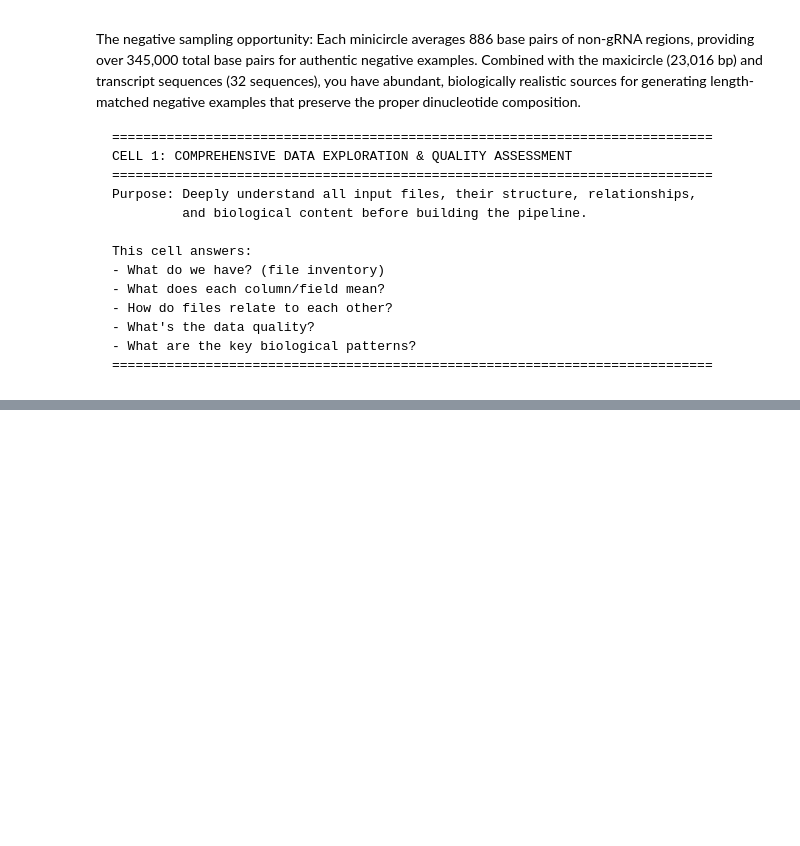
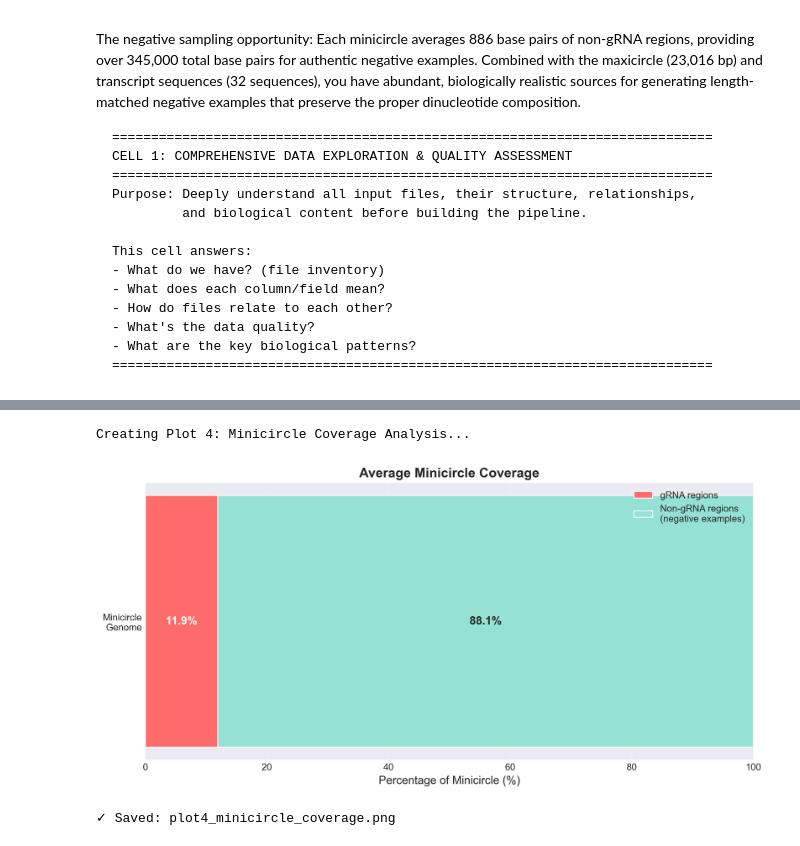
Before and after one commit to aparfenen/grna-inspector, a Jupyter notebook: notebooks/4_data_prep_pipeline.ipynb, the cells around one changed output, grey strips where cells are left out. Saved outputs shown, nothing was run; the diff lists cells and outputs as text; code cells hidden in the pictures; blank space fills up the shorter version.

```diff
--- a/notebooks/4_data_prep_pipeline.ipynb
+++ b/notebooks/4_data_prep_pipeline.ipynb
@@ -259,0 +360,58 @@ SECTION 2: GTF ANNOTATION ANALYSIS
+# %%
+# ============================================================================
+# PLOT 4: MINICIRCLE COVERAGE
+# ============================================================================
+
+print("Creating Plot 4: Minicircle Coverage Analysis...")
+
+fig4, ax4 = plt.subplots(figsize=(10, 5))
+
+# Calculate coverage per minicircle
+mc_lookup = {seq.id: len(seq) for seq in minicircle_seqs}
+coverage_data = []
+
+annotated_minicircles = set(gtf_df['minicircle'].unique())
+for mc_id in annotated_minicircles:
+    if mc_id in mc_lookup:
+        mc_length = mc_lookup[mc_id]
+        mc_grnas = gtf_df[gtf_df['minicircle'] == mc_id]
+        total_grna_length = mc_grnas['length'].sum()
+        coverage_pct = 100 * total_grna_length / mc_length
+
+        coverage_data.append({
+            'minicircle': mc_id,
+            'gRNA_pct': coverage_pct,
+            'nonGRNA_pct': 100 - coverage_pct
+        })
+
+coverage_df = pd.DataFrame(coverage_data)
+
+# Create stacked bar showing average coverage
+mean_grna = coverage_df['gRNA_pct'].mean()
+mean_nongRNA = coverage_df['nonGRNA_pct'].mean()
+
+bars1 = ax4.barh(['Minicircle\nGenome'], [mean_grna], color='#ff6b6b',
+                label='gRNA regions', height=0.5)
+bars2 = ax4.barh(['Minicircle\nGenome'], [mean_nongRNA], left=[mean_grna],
+                 color='#95e1d3', label='Non-gRNA regions\n(negative examples)', height=0.5)
+
+ax4.set_xlabel('Percentage of Minicircle (%)', fontsize=12)
+ax4.set_title('Average Minicircle Coverage', fontsize=14, fontweight='bold')
+ax4.set_xlim(0, 100)
+ax4.legend(loc='upper right', fontsize=10)
+ax4.grid(True, alpha=0.3, axis='x')
+
+# Add percentage labels
+ax4.text(mean_grna/2, 0, f'{mean_grna:.1f}%',
+         ha='center', va='center', fontsize=12, fontweight='bold', color='white')
+ax4.text(mean_grna + mean_nongRNA/2, 0, f'{mean_nongRNA:.1f}%',
+         ha='center', va='center', fontsize=12, fontweight='bold')
+
+plt.tight_layout()
+plt.savefig('/Users/anna/projects/grna-inspector/data/plots/plot4_minicircle_coverage.png', dpi=300, bbox_inches='tight')
+plt.show()
+print("✓ Saved: plot4_minicircle_coverage.png\n")
+# %% [output]
+Creating Plot 4: Minicircle Coverage Analysis...
+[figure, added]
+✓ Saved: plot4_minicircle_coverage.png
```
Also changed, not shown: parts of 15 cells of this notebook, 1 other file.
